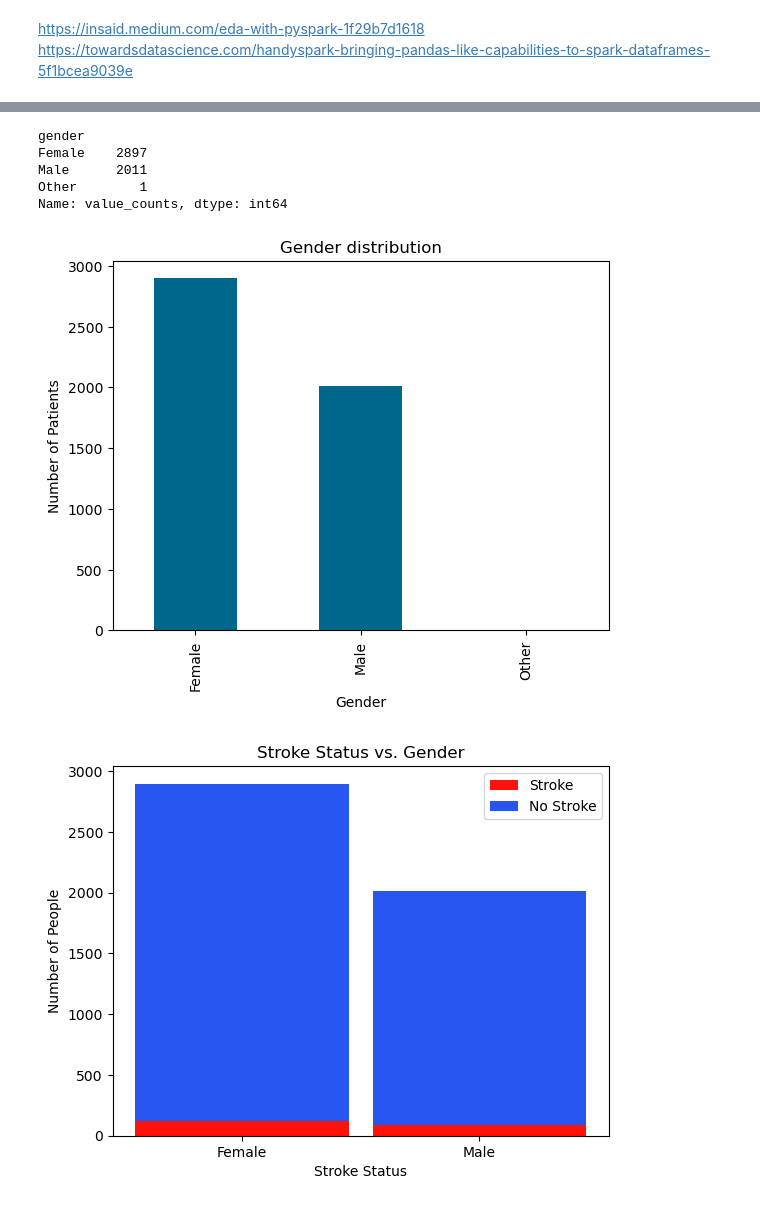
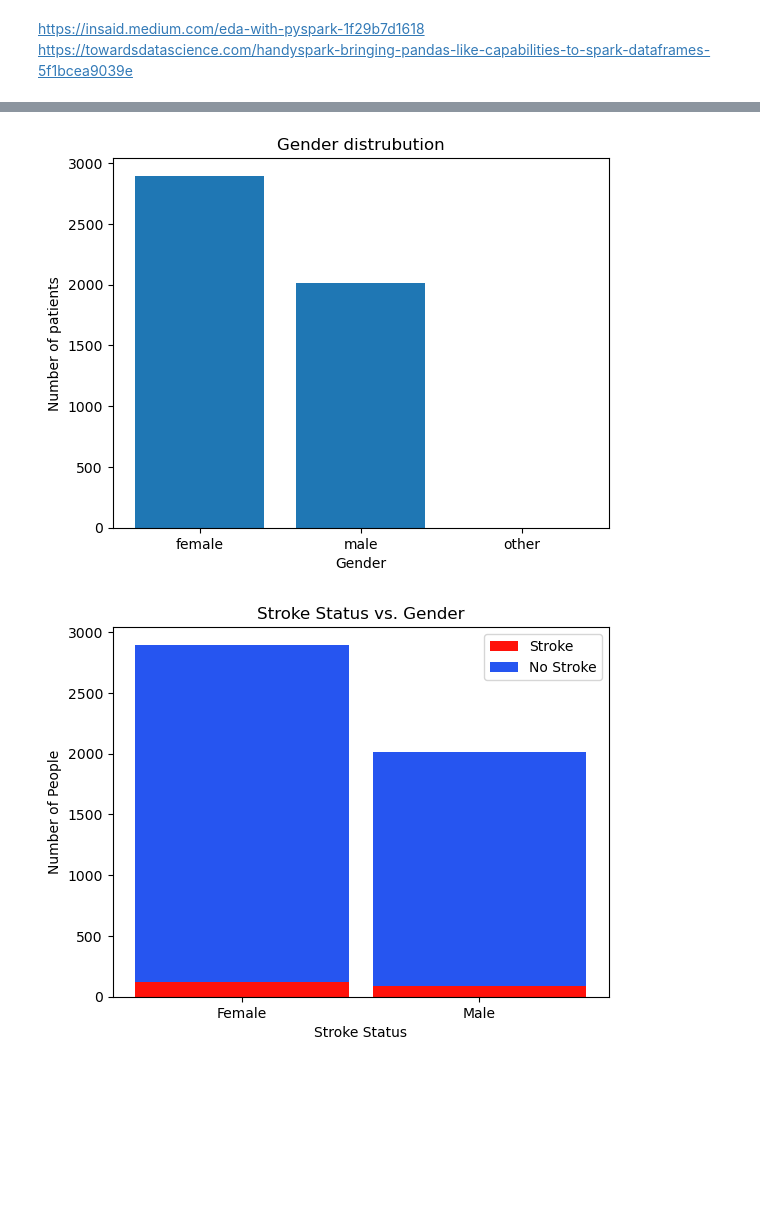
Before and after one commit to amira-bendjama/PREDICTING-STROKES-PYSPARK, a Jupyter notebook: DSCI632-PREDICTING-STROKE-PYSPARK.ipynb, the cells around one changed output, grey strips where cells are left out. Drawn from its saved outputs; the diff is of its cells as text; code cells hidden in the pictures; blank space fills up the shorter version.

```diff
--- a/DSCI632-PREDICTING-STROKE-PYSPARK.ipynb
+++ b/DSCI632-PREDICTING-STROKE-PYSPARK.ipynb
@@ -204,16 +160,20 @@ only showing top 20 rows
-# %%
-from matplotlib import pyplot as plt
-
-# gender distribution
-hdf.cols['gender'].value_counts().plot(kind='bar', title = 'Gender distribution', xlabel='Gender', ylabel='Number of Patients',color='#00678c')
-hdf.cols['gender'].value_counts()
-# %% [output]
-gender
-Female    2897
-Male      2011
-Other        1
-Name: value_counts, dtype: int64
-[figure, removed]
+# %%
+from pyspark.sql.functions import count
+import matplotlib.pyplot as plt
+
+female = df.filter(df.gender == 'Female').count()
+male = df.filter(df.gender == 'Male').count()
+other = df.filter(df.gender == 'Other').count()
+
+
+
+plt.bar(["female", "male", "other"], [female, male, other])
+plt.xlabel("Gender")
+plt.ylabel("Number of patients")
+plt.title("Gender distrubution")
+plt.show()
+# %% [output]
+[figure, added]
 # %%
 from pyspark.sql.functions import count
 
```
Also changed, not shown: parts of 6 cells of this notebook.
